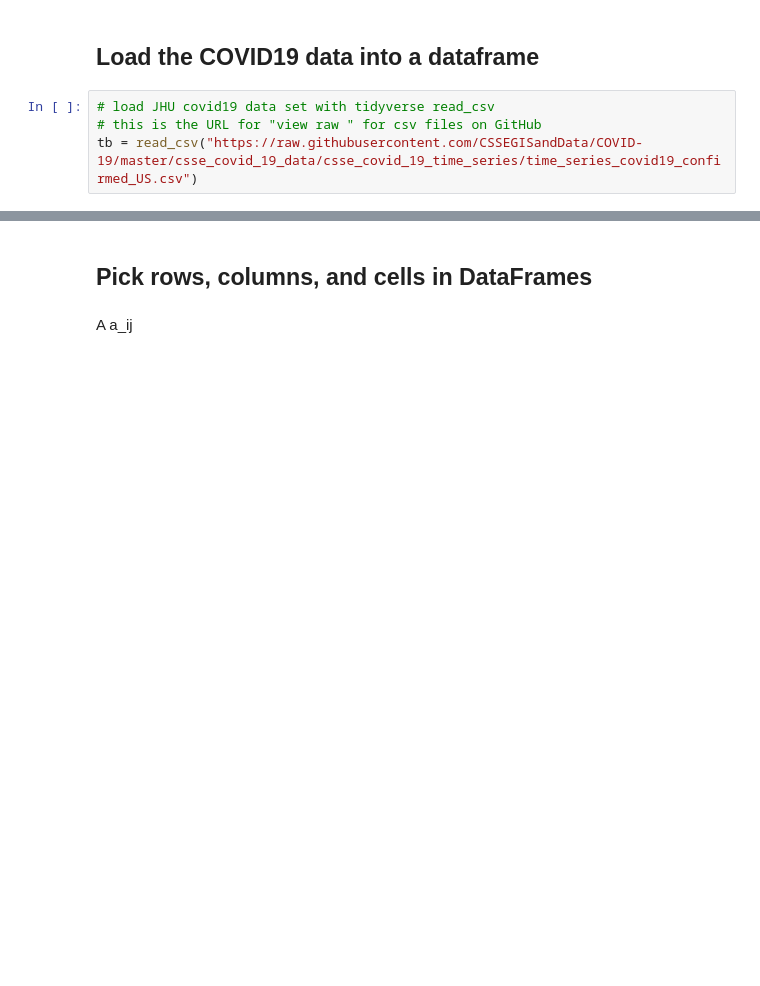
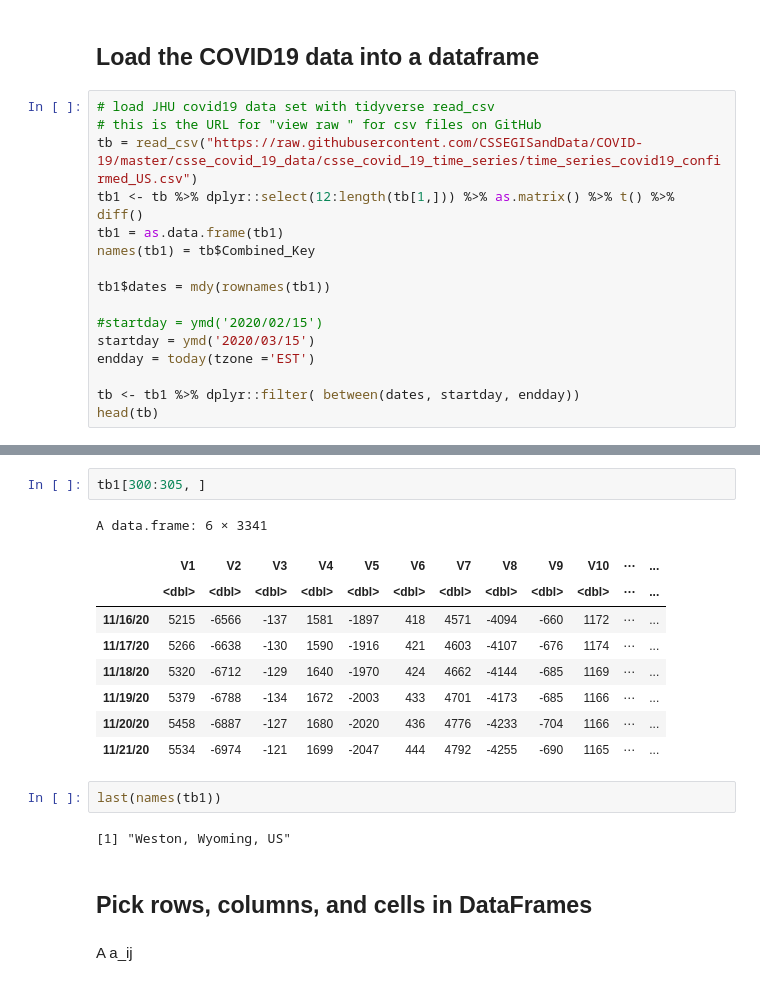
Before and after one commit to hongqin/R_COVID19_student_bootcamp2022June, a Jupyter notebook: R_coding_bootcamp_2022June.ipynb, the cells around one changed output, grey strips where cells are left out. Saved outputs shown, nothing was run; the diff lists cells and outputs as text; blank space fills up the shorter version.

```diff
--- a/R_coding_bootcamp_2022June.ipynb
+++ b/R_coding_bootcamp_2022June.ipynb
@@ -432,4 +450,16 @@ library(dplyr)
 # load JHU covid19 data set with tidyverse read_csv
 # this is the URL for "view raw " for csv files on GitHub
 tb = read_csv("https://raw.githubusercontent.com/CSSEGISandData/COVID-19/master/csse_covid_19_data/csse_covid_19_time_series/time_series_covid19_confirmed_US.csv")
+tb1 <- tb %>% dplyr::select(12:length(tb[1,])) %>% as.matrix() %>% t() %>% diff()
+tb1 = as.data.frame(tb1)
+names(tb1) = tb$Combined_Key
+
+tb1$dates = mdy(rownames(tb1))
+
+#startday = ymd('2020/02/15')
+startday = ymd('2020/03/15')
+endday = today(tzone ='EST')
+
+tb <- tb1 %>% dplyr::filter( between(dates, startday, endday))
+head(tb)
 # %% [output]
@@ -459,3 +483,19 @@ A tibble: 6 × 366
+# %%
+tb1[300:305, ]
+# %% [output]
+A data.frame: 6 × 3341
+|  | V1 | V2 | V3 | V4 | V5 | V6 | V7 | V8 | V9 | V10 | ⋯ | ... |
+|  | <dbl> | <dbl> | <dbl> | <dbl> | <dbl> | <dbl> | <dbl> | <dbl> | <dbl> | <dbl> | ⋯ | ... |
+| 11/16/20 | 5215 | -6566 | -137 | 1581 | -1897 | 418 | 4571 | -4094 | -660 | 1172 | ⋯ | ... |
+| 11/17/20 | 5266 | -6638 | -130 | 1590 | -1916 | 421 | 4603 | -4107 | -676 | 1174 | ⋯ | ... |
+| 11/18/20 | 5320 | -6712 | -129 | 1640 | -1970 | 424 | 4662 | -4144 | -685 | 1169 | ⋯ | ... |
+| 11/19/20 | 5379 | -6788 | -134 | 1672 | -2003 | 433 | 4701 | -4173 | -685 | 1166 | ⋯ | ... |
+| 11/20/20 | 5458 | -6887 | -127 | 1680 | -2020 | 436 | 4776 | -4233 | -704 | 1166 | ⋯ | ... |
+| 11/21/20 | 5534 | -6974 | -121 | 1699 | -2047 | 444 | 4792 | -4255 | -690 | 1165 | ⋯ | ... |
+# %%
+last(names(tb1))
+# %% [output]
+[1] "Weston, Wyoming, US"
 # %% [markdown]
 ## Pick rows, columns, and cells in DataFrames
 # %% [markdown]
```
Also changed, not shown: parts of 3 cells of this notebook.
